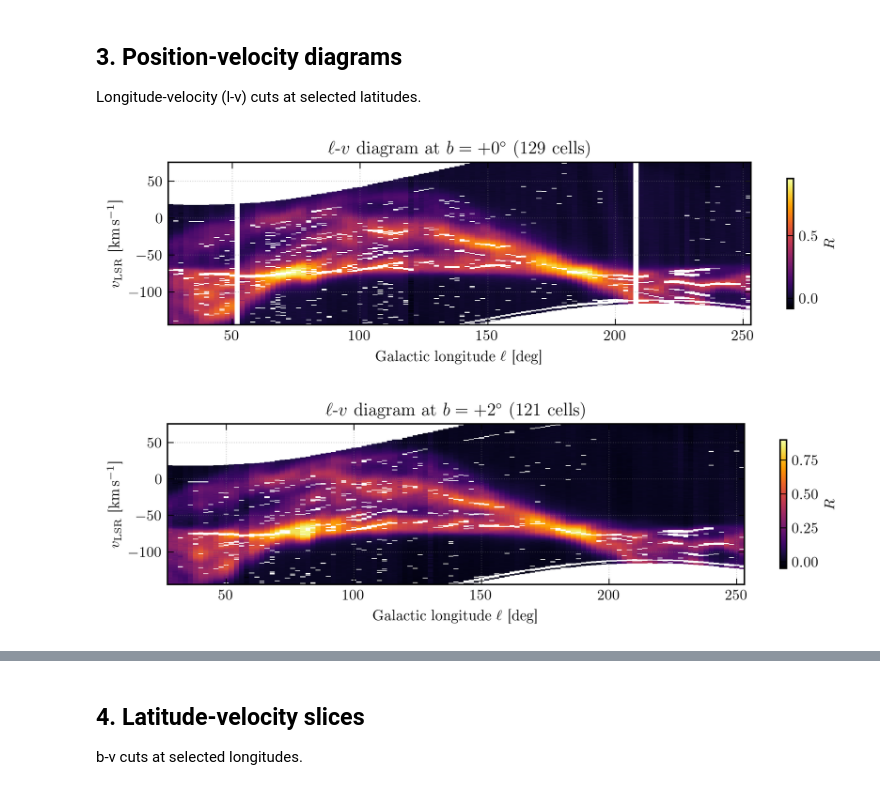
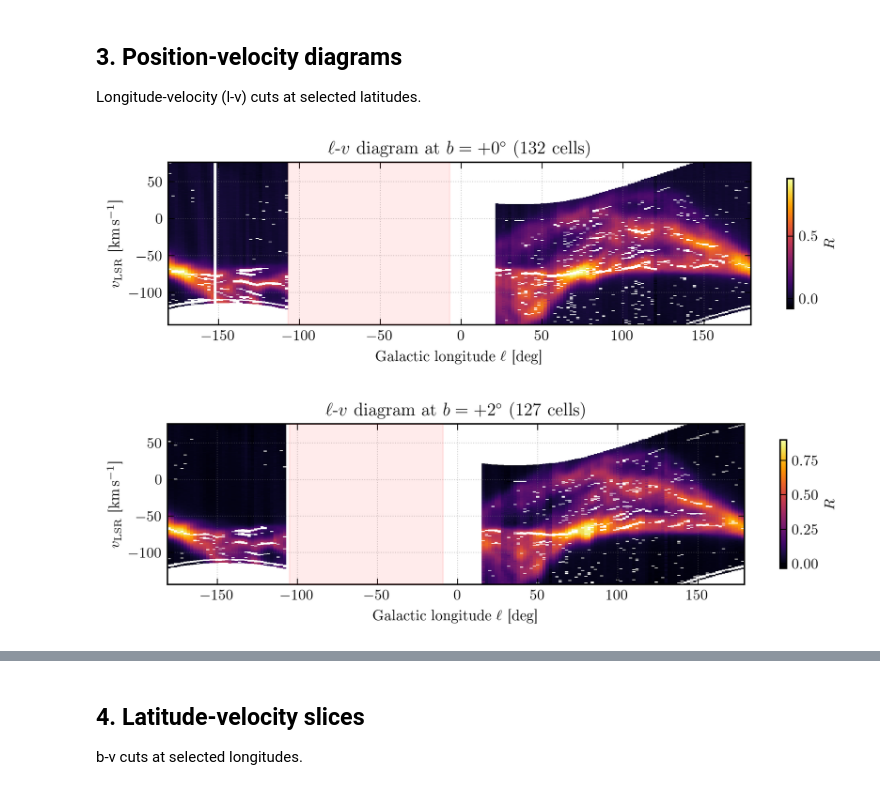
Before and after one commit to raw-asparagus/ay-121, a Jupyter notebook: labs/04/notebooks/02b_survey_results.ipynb, the cells around one changed output, grey strips where cells are left out. Cells and saved outputs as stored; diff of their text form; code cells hidden in the pictures.

```diff
--- a/labs/04/notebooks/02b_survey_results.ipynb
+++ b/labs/04/notebooks/02b_survey_results.ipynb
@@ -86,38 +86,102 @@ n_pairs = 4, SNR = 14.5
 
 Longitude-velocity (l-v) cuts at selected latitudes.
 # %%
+import astropy.coordinates as ac
+import astropy.units as u_ast
+import matplotlib as mpl
+
+LEO_LAT_RAD = np.deg2rad(37.9183)
+MIN_ALT_RAD = np.deg2rad(17.0)
+MAX_ALT_RAD = np.deg2rad(83.0)
+AZ_MIN_RAD = np.deg2rad(7.0)
+AZ_MAX_RAD = np.deg2rad(348.0)
+HA_STEPS = np.deg2rad(np.arange(0, 360, 1))
+
+
+def never_observable_mask(l_arr, b_val):
+    """Return a boolean array: True where (l, b_val) is never observable."""
+    gc = ac.SkyCoord(l=l_arr * u_ast.deg,
+                     b=np.full_like(l_arr, b_val, dtype=float) * u_ast.deg,
+                     frame='galactic')
+    dec_rad = np.deg2rad(gc.transform_to(ac.ICRS()).dec.deg)
+
+    observable = np.zeros(len(l_arr), dtype=bool)
+    for ha in HA_STEPS:
+        sin_alt = (np.sin(LEO_LAT_RAD) * np.sin(dec_rad)
+                   + np.cos(LEO_LAT_RAD) * np.cos(dec_rad) * np.cos(ha))
+        alt = np.arcsin(np.clip(sin_alt, -1, 1))
+        cos_az_num = np.sin(dec_rad) - np.sin(LEO_LAT_RAD) * sin_alt
+        cos_az_den = np.cos(LEO_LAT_RAD) * np.cos(alt)
+        with np.errstate(invalid='ignore', divide='ignore'):
+            cos_az = np.clip(cos_az_num / cos_az_den, -1, 1)
+        az = np.arccos(cos_az)
+        az = np.where(np.sin(ha) > 0, 2 * np.pi - az, az)
+        observable |= ((alt >= MIN_ALT_RAD) & (alt <= MAX_ALT_RAD)
+                       & (az >= AZ_MIN_RAD) & (az <= AZ_MAX_RAD))
+    return ~observable
+
+
 b_cuts = [0, 2, -2, 4, -4]
 
 for b_cut in b_cuts:
     sel = np.where((cell_keys[:, 1] == b_cut) & clean)[0]
     if len(sel) < 3:
         continue
 
-    # Sort by longitude
-    order = np.argsort(cell_keys[sel, 0])
+    # Wrap longitude to [-180, 180) so l=0 (Galactic Center) is at the center
+    l_wrapped = ((cell_keys[sel, 0] + 180) % 360) - 180
+    order = np.argsort(l_wrapped)
     sel = sel[order]
-    l_vals = cell_keys[sel, 0]
+    l_wrapped = l_wrapped[order]
 
-    # Build l-v image
-    l_unique = np.arange(l_vals.min(), l_vals.max() + 1, 2)
+    # Build l-v image on a regular 2-deg grid
+    l_unique = np.arange(l_wrapped.min(), l_wrapped.max() + 1, 2)
     lv_img = np.full((len(v_lsr), len(l_unique)), np.nan)
     for j, idx in enumerate(sel):
-        li = np.searchsorted(l_unique, cell_keys[idx, 0])
+        li = np.searchsorted(l_unique, l_wrapped[j])
         if 0 <= li < len(l_unique):
             lv_img[:, li] = R_stack[idx]
 
     fig, ax = plotting.textwidth_figure(5)
     im = ax.imshow(
         lv_img, origin='lower', aspect='auto',
         extent=[l_unique[0] - 1, l_unique[-1] + 1, v_lsr[-1], v_lsr[0]],
         cmap='inferno', interpolation='nearest',
     )
+
+    # Shade never-observable longitudes as contiguous hatched regions
+    l_test = (l_unique.astype(float) % 360)
+    inacc = never_observable_mask(l_test, float(b_cut))
+    v_lo, v_hi = v_lsr[-1], v_lsr[0]
+    first_patch = True
+    # Find contiguous runs of inaccessible longitudes
+    runs = []
+    k = 0
+    while k < len(l_unique):
+        if inacc[k]:
+            k0 = k
+            while k < len(l_unique) and inacc[k]:
+                k += 1
+            runs.append((l_unique[k0] - 1, l_unique[k - 1] + 1))
+        else:
+            k += 1
+    for l_lo, l_hi in runs:
+        label = 'Never observable' if first_patch else None
+        ax.fill_between([l_lo, l_hi], v_lo, v_hi,
+                        color='red', alpha=0.08, zorder=3)
+        with mpl.rc_context({'hatch.color': 'red', 'hatch.linewidth': 0.5}):
+            ax.fill_between([l_lo, l_hi], v_lo, v_hi,
+                            facecolor='none', edgecolor='none',
+                            hatch='///', alpha=0.4, zorder=4,
+                            label=label)
+        first_patch = False
+
     ax.set_xlabel(r'Galactic longitude $\ell$ [deg]', fontsize=LABEL_SIZE)
     ax.set_ylabel(r'$v_{\mathrm{LSR}}$ [km\,s$^{-1}$]', fontsize=LABEL_SIZE)
     ax.set_title(rf'$\ell$-$v$ diagram at $b = {b_cut:+d}^\circ$ '
                  rf'({len(sel)} cells)', fontsize=EMPHASIS_SIZE)
     plt.colorbar(im, ax=ax, label=r'$R$', shrink=0.8)
     plt.show()
 # %% [output]
-[figure, old version]
+[figure, new version]
-[figure, old version]
+[figure, new version]
```
Also changed, not shown: parts of 8 cells of this notebook, 5 other files.
